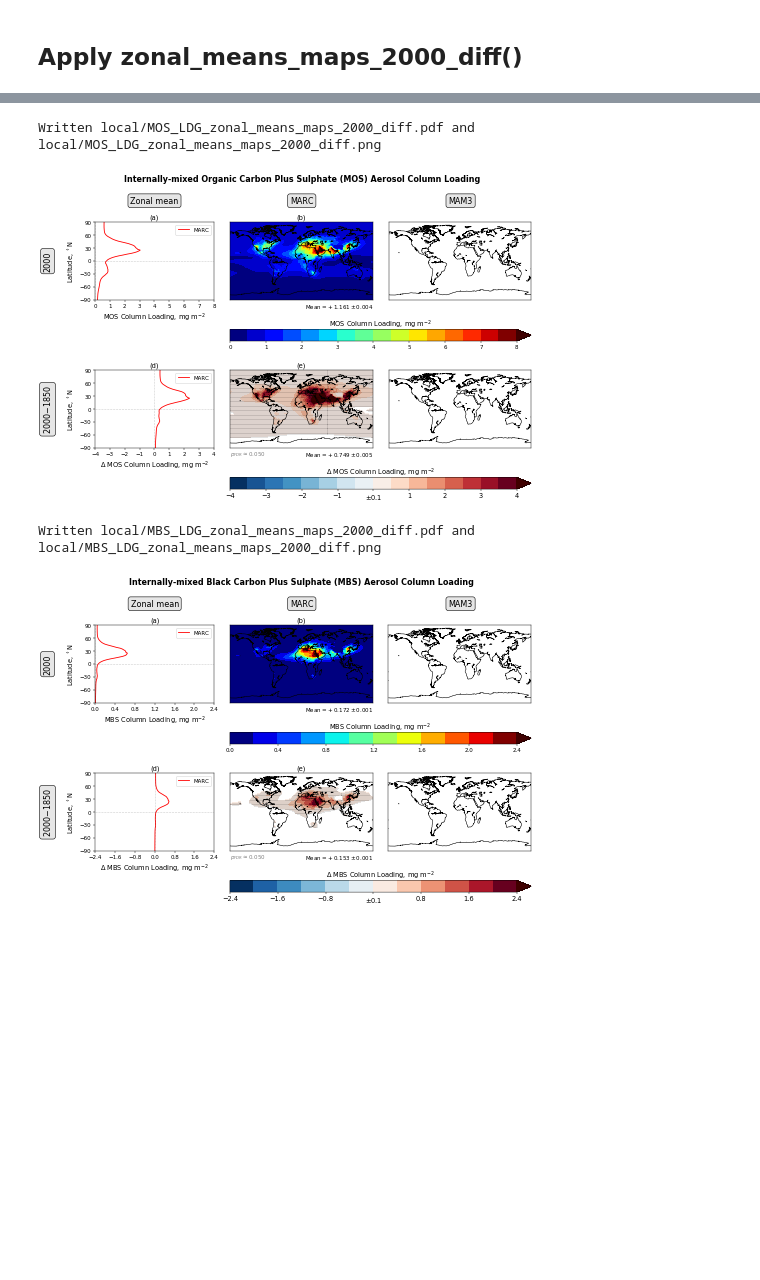
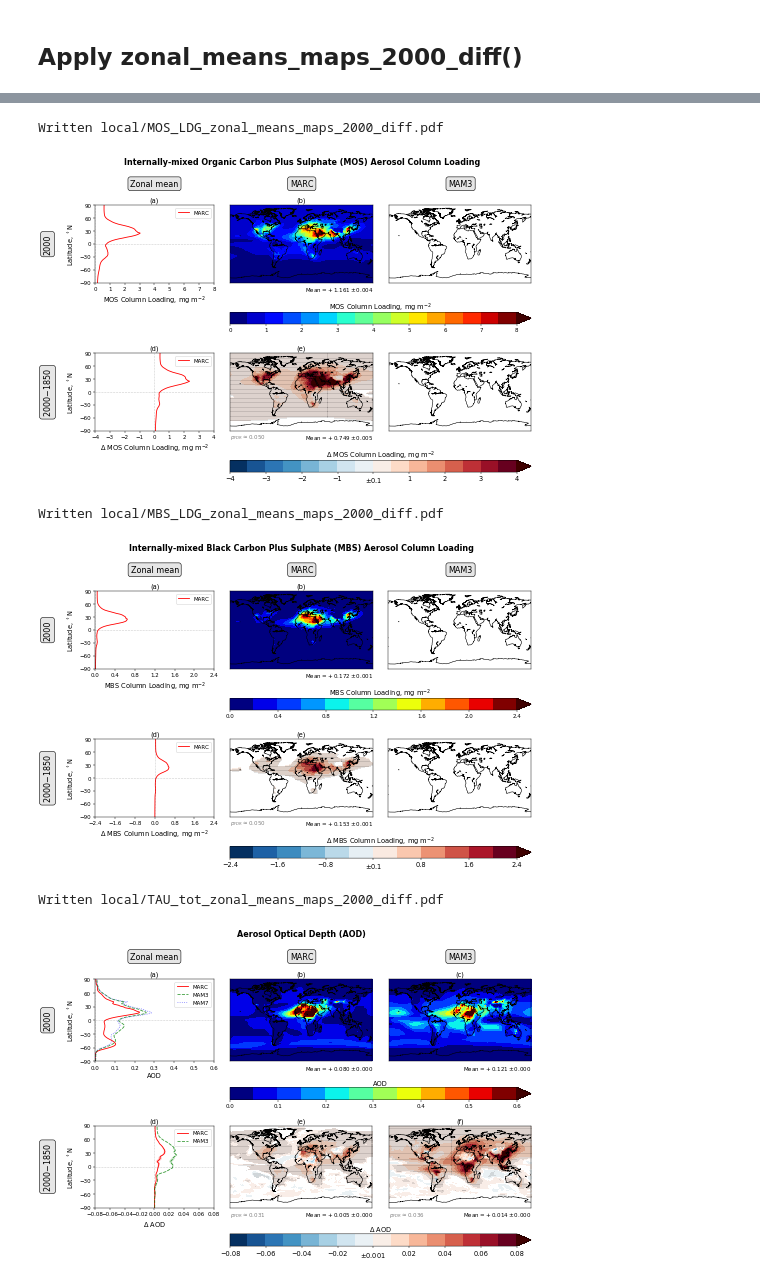
Before and after one commit to grandey/p17c-marc-comparison, a Jupyter notebook: analysis_prelim/analysis_prelim_p17c.ipynb, the cells around one changed output, grey strips where cells are left out. Cells and saved outputs as stored; diff of their text form; code cells hidden in the pictures; blank space fills up the shorter version.

Commit message:
analysis_prelim_p17c.ipynb: applying zonal_means_maps_2000_diff() and other edits

```diff
--- a/analysis_prelim/analysis_prelim_p17c.ipynb
+++ b/analysis_prelim/analysis_prelim_p17c.ipynb
@@ -607,6 +607,10 @@ def difference_map(year='2000-1850', model='marc', var_name='cFNTOA',
     for in_filename in in_filename_list:
         data = xr.open_dataset(in_filename, decode_times=False) * sf
         data = climapy.xr_shift_lon(data, lon_min=-180.)  # shift longitudes by approx -180deg
+        try:  # average across level dimension if it exists
+            data = data.mean(dim='lev')
+        except ValueError:
+            pass
         data_list.append(data)
     # Calculate means across time
     tm_list = []
@@ -860,6 +864,10 @@ def field_map(year='2000', model='marc', var_name='cDRE',
     in_filename = '{}/s1.ym.p17c_{}_{}.cam.h0.{}.nc'.format(in_dir, model, year, var_name)
     data = xr.open_dataset(in_filename, decode_times=False) * sf
     data = climapy.xr_shift_lon(data, lon_min=-180.)  # shift longitudes by approx -180deg
+    try:  # average across level dimension if it exists
+        data = data.mean(dim='lev')
+    except ValueError:
+        pass
     # Calculate means across time
     tm = data.mean(dim='time')[var_name].data
     # Lower bound for first longitude bin (important for map)
@@ -1064,7 +1072,7 @@ fig = zonal_means_maps_2000_diff(model_var_dict={'marc': 'MOS_LDG', 'mam3': None
                                  xlim_diff=[-4, 4], whiteout_diff='0.1', cmap_diff='RdBu_r', nlev_diff=16,
                                  file_prefix='MOS_LDG_zonal_means_maps_2000_diff')
 # %% [output]
-Written local/MOS_LDG_zonal_means_maps_2000_diff.pdf and local/MOS_LDG_zonal_means_maps_2000_diff.png
+Written local/MOS_LDG_zonal_means_maps_2000_diff.pdf
 [figure]
 # %%
 # Mixed black carbon plus sulphate (MBS) column loading
@@ -1075,5 +1083,16 @@ fig = zonal_means_maps_2000_diff(model_var_dict={'marc': 'MBS_LDG', 'mam3': None
                                  xlim_diff=[-2.4, 2.4], whiteout_diff='0.1', cmap_diff='RdBu_r', nlev_diff=12,
                                  file_prefix='MBS_LDG_zonal_means_maps_2000_diff')
 # %% [output]
-Written local/MBS_LDG_zonal_means_maps_2000_diff.pdf and local/MBS_LDG_zonal_means_maps_2000_diff.png
+Written local/MBS_LDG_zonal_means_maps_2000_diff.pdf
 [figure]
+# %%
+# AOD
+fig = zonal_means_maps_2000_diff(model_var_dict={'marc': 'TAU_tot', 'mam3': 'AEROD_v'},
+                                 main_title='Aerosol Optical Depth (AOD)',
+                                 xlabel='AOD',
+                                 xlim_2000=[0, 0.6], whiteout_2000=None, cmap_2000='jet', nlev_2000=12,
+                                 xlim_diff=[-0.08, 0.08], whiteout_diff='0.001', cmap_diff='RdBu_r', nlev_diff=16,
+                                 file_prefix='TAU_tot_zonal_means_maps_2000_diff')
+# %% [output]
+Written local/TAU_tot_zonal_means_maps_2000_diff.pdf
+[figure, added]
```
Also changed, not shown: parts of 14 cells of this notebook.
